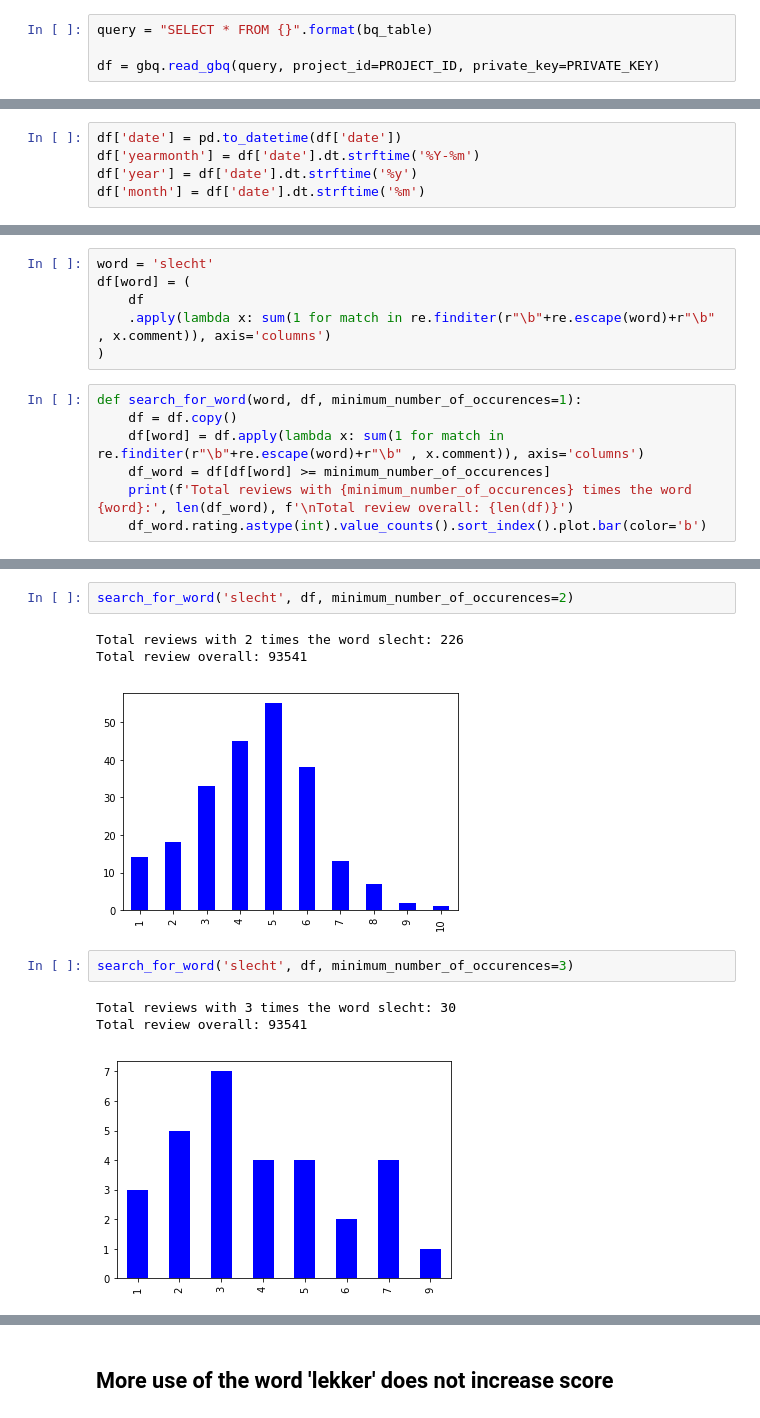
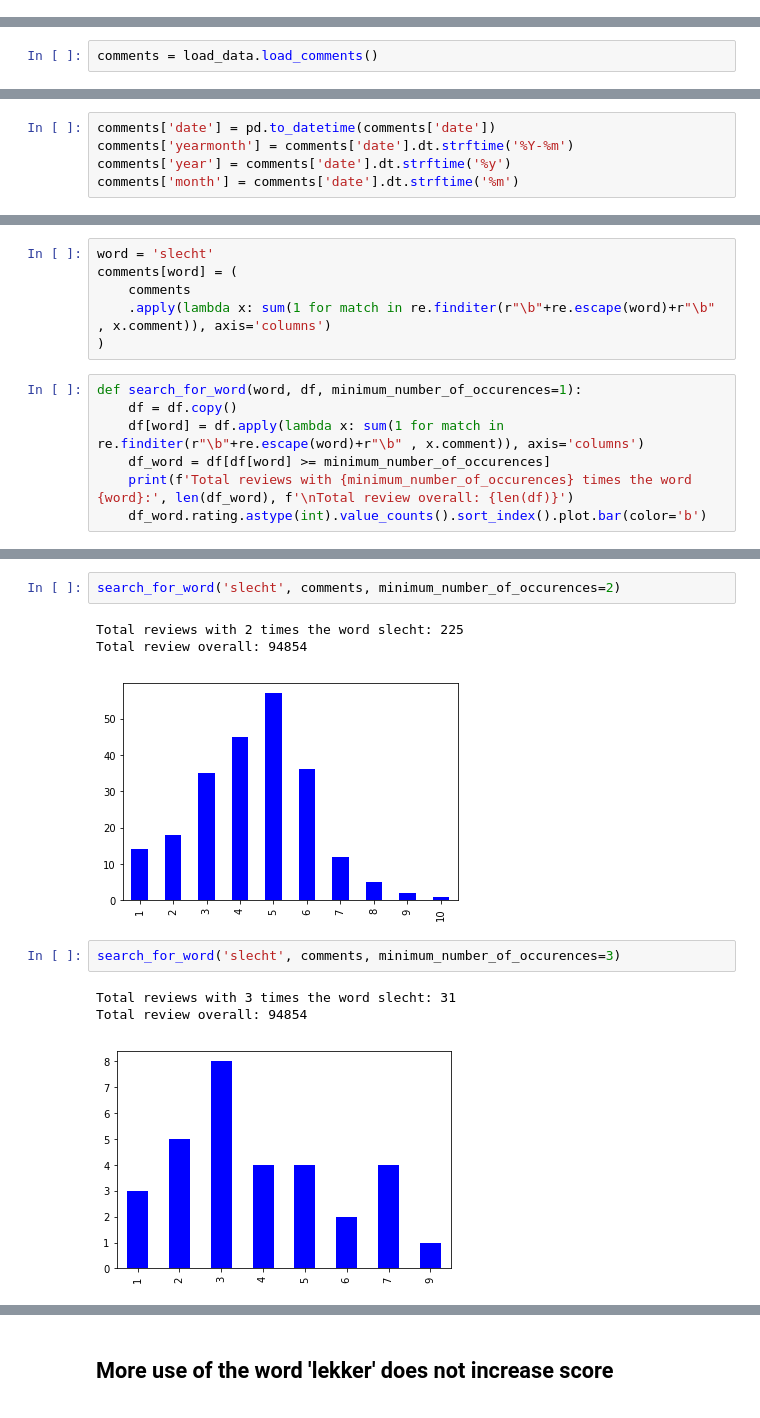
Before and after one commit to roelbertens/scrape_save_search, a Jupyter notebook: notebooks/analysis.ipynb, the cells around one changed output, grey strips where cells are left out. Drawn from its saved outputs; the diff is of its cells as text.

```diff
--- a/notebooks/analysis.ipynb
+++ b/notebooks/analysis.ipynb
@@ -38,4 +19,0 @@ To load a BigQuery table into a Pandas dataframe, all you need is a query, the p
-# %%
-query = "SELECT * FROM {}".format(bq_table)
-
-df = gbq.read_gbq(query, project_id=PROJECT_ID, private_key=PRIVATE_KEY)
@@ -58,0 +25,2 @@ Finished at 2018-03-09 18:20:42.
+# %%
+comments = load_data.load_comments()
@@ -98,5 +62,5 @@ df_res.shape
 # %%
-df['date'] = pd.to_datetime(df['date'])
-df['yearmonth'] = df['date'].dt.strftime('%Y-%m')
-df['year'] = df['date'].dt.strftime('%y')
-df['month'] = df['date'].dt.strftime('%m')
+comments['date'] = pd.to_datetime(comments['date'])
+comments['yearmonth'] = comments['date'].dt.strftime('%Y-%m')
+comments['year'] = comments['date'].dt.strftime('%y')
+comments['month'] = comments['date'].dt.strftime('%m')
@@ -254,8 +111,8 @@ df.rating.astype(int).value_counts().sort_index().plot.bar(color='b')
 import re
 # %%
 word = 'slecht'
-df[word] = (
-    df
+comments[word] = (
+    comments
     .apply(lambda x: sum(1 for match in re.finditer(r"\b"+re.escape(word)+r"\b" , x.comment)), axis='columns')
 )
 # %%
@@ -274,13 +131,13 @@ Total review overall: 93541
 # %%
-search_for_word('slecht', df, minimum_number_of_occurences=2)
+search_for_word('slecht', comments, minimum_number_of_occurences=2)
 # %% [output]
-Total reviews with 2 times the word slecht: 226
-Total review overall: 93541
+Total reviews with 2 times the word slecht: 225
+Total review overall: 94854
-[figure, old version]
+[figure, new version]
 # %%
-search_for_word('slecht', df, minimum_number_of_occurences=3)
+search_for_word('slecht', comments, minimum_number_of_occurences=3)
 # %% [output]
-Total reviews with 3 times the word slecht: 30
-Total review overall: 93541
+Total reviews with 3 times the word slecht: 31
+Total review overall: 94854
-[figure, old version]
+[figure, new version]
 # %%
```
Also changed, not shown: parts of 64 cells of this notebook, 16 other files.
